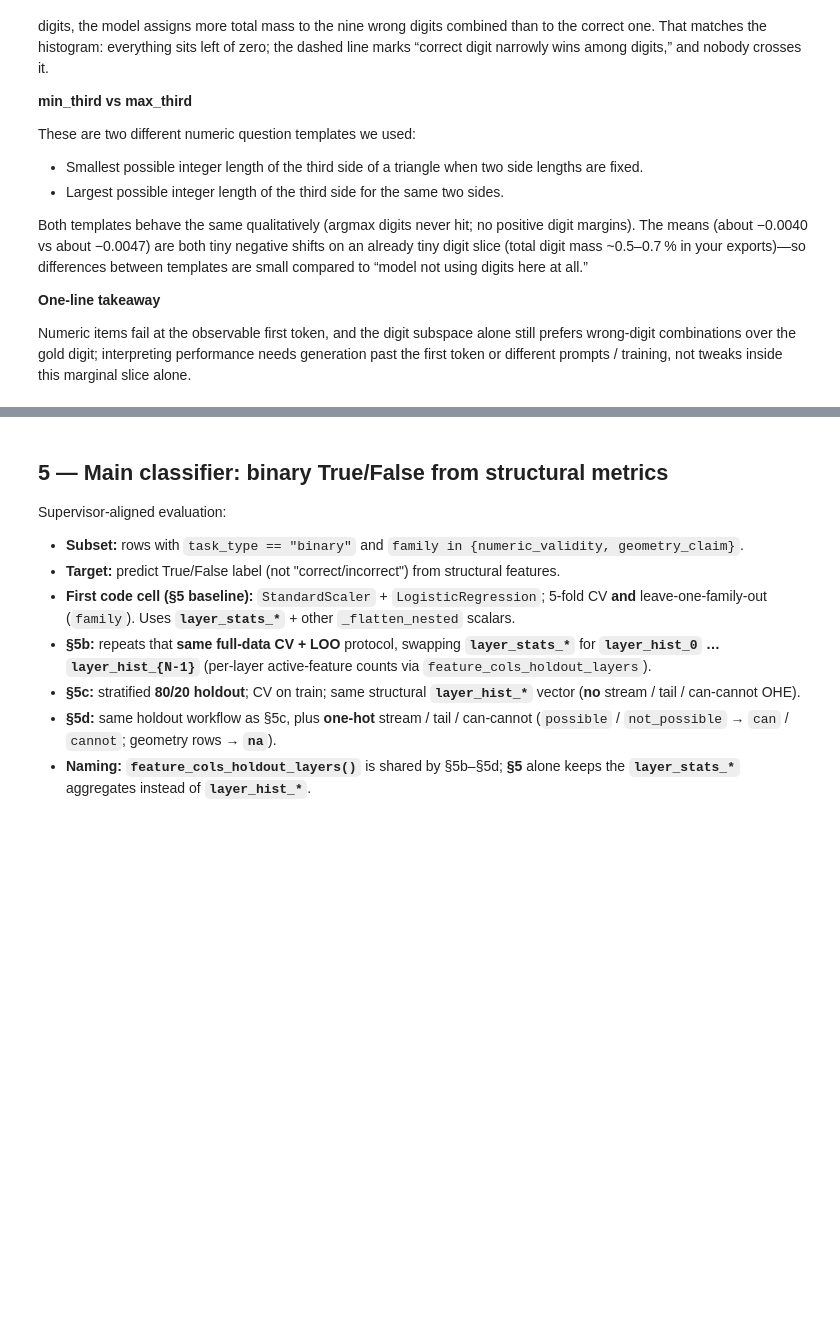
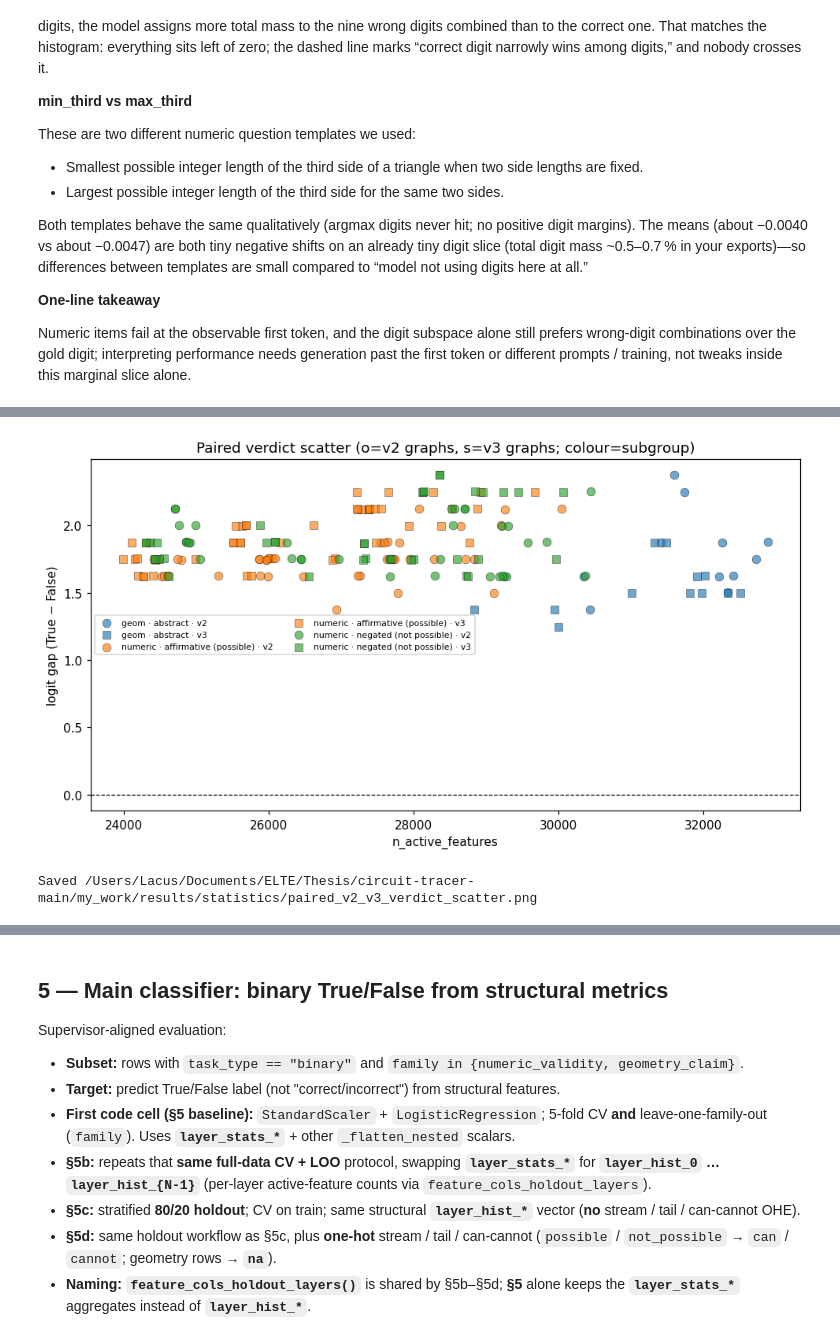
Before and after one commit to hollolaszlo88/thesis_circuit_breaker, a Jupyter notebook: my_work/notebooks/03_baseline_structural_analysis.ipynb, the cells around one changed output, grey strips where cells are left out. Cells and saved outputs as stored; diff of their text form; code cells hidden in the pictures; blank space fills up the shorter version.

```diff
--- a/my_work/notebooks/03_baseline_structural_analysis.ipynb
+++ b/my_work/notebooks/03_baseline_structural_analysis.ipynb
@@ -948,0 +1393,60 @@ Numeric items fail at the observable first token, and the digit subspace alone s
+# %%
+# ── 4b: attribution verdict scatter on paired graphs (v2 vs v3) ─────────────
+
+_stats_v3_all = load_statistics(STATS_V3)
+stats_v3 = [s for s in _stats_v3_all if s.get("attribution_succeeded")]
+_by_v2 = {s["prompt_id"]: s for s in stats}
+_by_v3 = {s["prompt_id"]: s for s in stats_v3}
+
+_scatter_rows = []
+for _, r in pairs_df.iterrows():
+    s2 = _by_v2.get(r["prompt_id_v2"])
+    s3 = _by_v3.get(r["prompt_id_v3"])
+    if not s2 or not s3:
+        continue
+    for phase, st in (("v2 (True or False)", s2), ("v3 (False or True)", s3)):
+        if st.get("logit_gap") is None or st.get("n_active_features") is None:
+            continue
+        _scatter_rows.append(
+            {
+                "phase": phase,
+                "group_label": r["group_label"],
+                "truth_true": r["truth_true"],
+                "n_active_features": st["n_active_features"],
+                "logit_gap": st["logit_gap"],
+            }
+        )
+paired_scatter = pd.DataFrame(_scatter_rows)
+
+fig, ax = plt.subplots(figsize=(9, 5))
+_palette = [matplotlib.colormaps.get_cmap("tab10")(i % 10) for i in range(len(_groups))]
+_mark = {"v2 (True or False)": "o", "v3 (False or True)": "s"}
+for g, col in zip(_groups, _palette):
+    for phase in _phases:
+        m = (paired_scatter["group_label"] == g) & (paired_scatter["phase"] == phase)
+        if not m.any():
+            continue
+        ax.scatter(
+            paired_scatter.loc[m, "n_active_features"],
+            paired_scatter.loc[m, "logit_gap"],
+            s=50,
+            alpha=0.65,
+            color=col,
+            marker=_mark[phase],
+            edgecolors="black",
+            linewidths=0.35,
+            label=f"{g} · {phase[:2]}",
+        )
+ax.axhline(0, color="black", linewidth=0.8, linestyle="--")
+ax.set_xlabel("n_active_features")
+ax.set_ylabel("logit gap (True − False)")
+ax.set_title("Paired verdict scatter (o=v2 graphs, s=v3 graphs; colour=subgroup)")
+ax.legend(fontsize=7, ncol=2, loc="best")
+plt.tight_layout()
+_out3 = MY_WORK / "results" / "statistics" / "paired_v2_v3_verdict_scatter.png"
+plt.savefig(_out3, dpi=140, bbox_inches="tight")
+plt.show()
+print("Saved", _out3)
+# %% [output]
+[figure, added]
+Saved /Users/Lacus/Documents/ELTE/Thesis/circuit-tracer-main/my_work/results/statistics/paired_v2_v3_verdict_scatter.png
```
Also changed, not shown: parts of 10 cells of this notebook, 10 other files.
